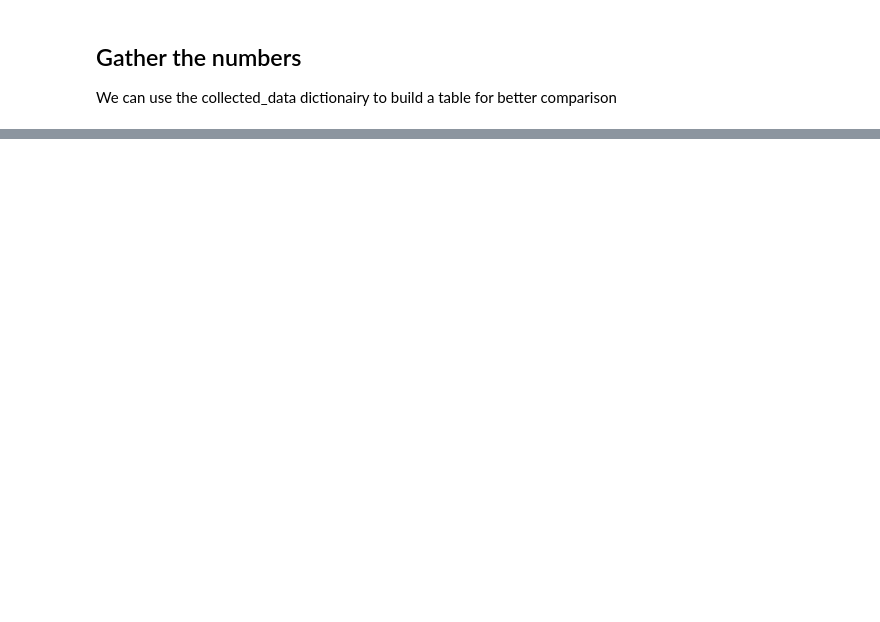
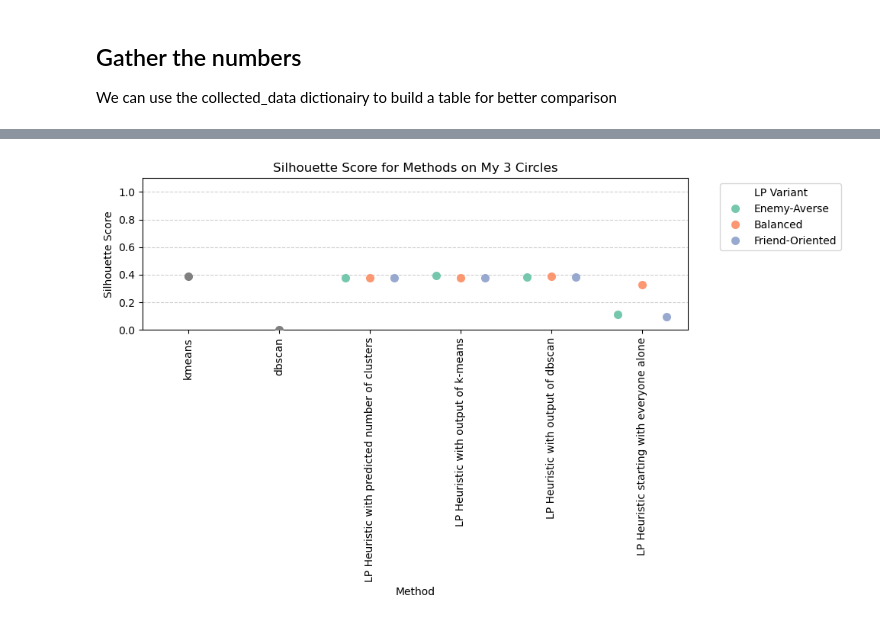
Before and after one commit to tr1gergo/local-popular, a Jupyter notebook: BenchmarkClustering.ipynb, the cells around one changed output, grey strips where cells are left out. Saved outputs shown, nothing was run; the diff lists cells and outputs as text; code cells hidden in the pictures; blank space fills up the shorter version.

```diff
--- a/BenchmarkClustering.ipynb
+++ b/BenchmarkClustering.ipynb
@@ -224,0 +386,77 @@ print(collected_data)
+# %%
+import pandas as pd
+import matplotlib.pyplot as plt
+import seaborn as sns
+
+def plot_score_by_method(df_all, dataset_name, score_col='Rand Index', save_path=None):
+    # Filter for the selected dataset
+    df = df_all[df_all['Dataset'] == dataset_name].copy()
+
+    # Define x-axis labels
+    def method_group(row):
+        m = row['Method']
+        if 'everyone alone' in m:
+            return 'LP Heuristic starting with everyone alone'
+        elif 'predicted number of clusters' in m:
+            return 'LP Heuristic with predicted number of clusters'
+        elif 'output of k-means' in m:
+            return 'LP Heuristic with output of k-means'
+        elif 'output of dbscan' in m:
+            return 'LP Heuristic with output of dbscan'
+        elif 'kmeans' in m.lower():
+            return 'kmeans'
+        elif 'dbscan' in m.lower():
+            return 'dbscan'
+        else:
+            return 'Other'
+
+    def variant_label(row):
+        m = row['Method']
+        if 'Enemy-Averse' in m:
+            return 'Enemy-Averse'
+        elif 'Balanced' in m:
+            return 'Balanced'
+        elif 'Friend-Oriented' in m:
+            return 'Friend-Oriented'
+        else:
+            return 'Other'
+
+    df['method_group'] = df.apply(method_group, axis=1)
+    df['variant'] = df.apply(variant_label, axis=1)
+
+    one_point_methods = ['kmeans', 'dbscan']
+    df_single = df[df['method_group'].isin(one_point_methods)]
+    df_lp = df[~df['method_group'].isin(one_point_methods)]
+
+    plt.figure(figsize=(10, 6))
+
+    # First plot single point methods
+    sns.stripplot(
+        data=df_single, x='method_group', y=score_col,
+        color='gray', size=8, jitter=False
+    )
+
+    # Then overlay LP methods with hue
+    sns.stripplot(
+        data=df_lp, x='method_group', y=score_col, hue='variant',
+        dodge=True, size=8, palette='Set2', alpha=0.9
+    )
+
+    plt.title(f'{score_col} for Methods on {dataset_name}')
+    plt.xlabel('Method')
+    plt.ylabel(score_col)
+    plt.ylim(0,1.1)
+    plt.xticks(rotation=90)
+    plt.legend(title='LP Variant', bbox_to_anchor=(1.05, 1), loc='upper left')
+    plt.tight_layout()
+    plt.grid(True, axis='y', linestyle='--', alpha=0.6)
+    if save_path:
+        plt.savefig(save_path, format='png', dpi=300, bbox_inches='tight')
+        print(f"Figure saved as {save_path}")
+    plt.show()
+
+
+# Call the function
+plot_score_by_method(sorted_df.replace("n.A.",0), 'My 3 Circles', 'Silhouette Score')
+# %% [output]
+[figure, added]
```
Also changed, not shown: parts of 10 cells of this notebook, 1 other file.
